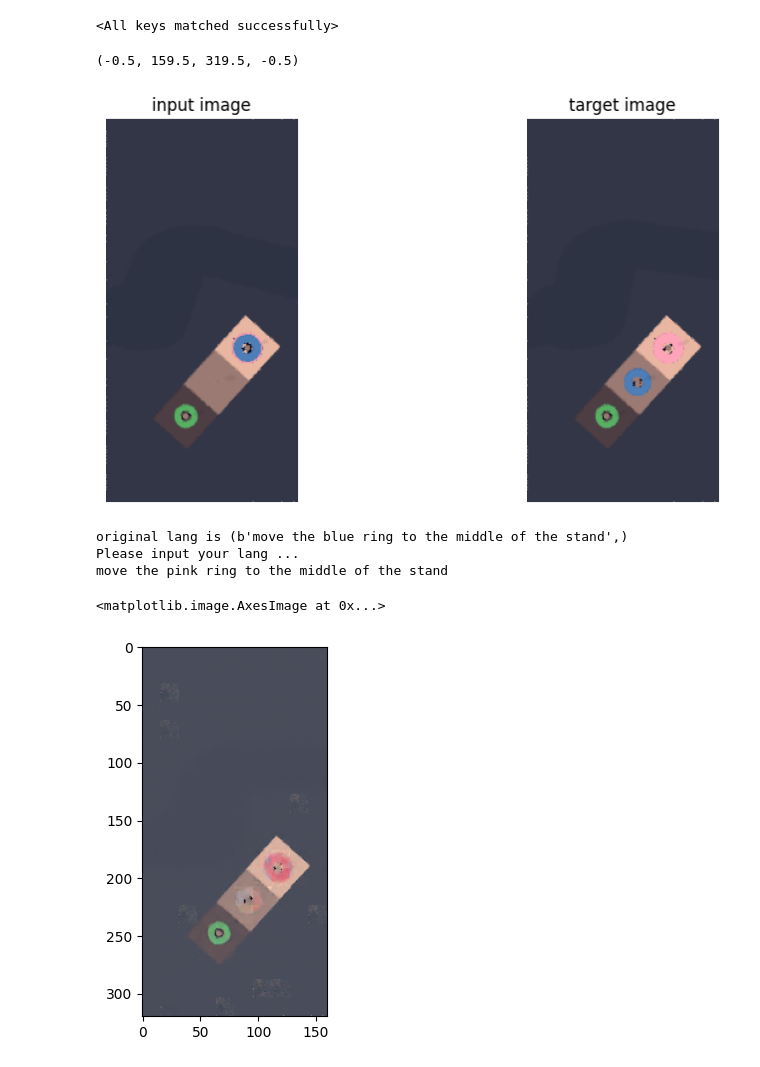
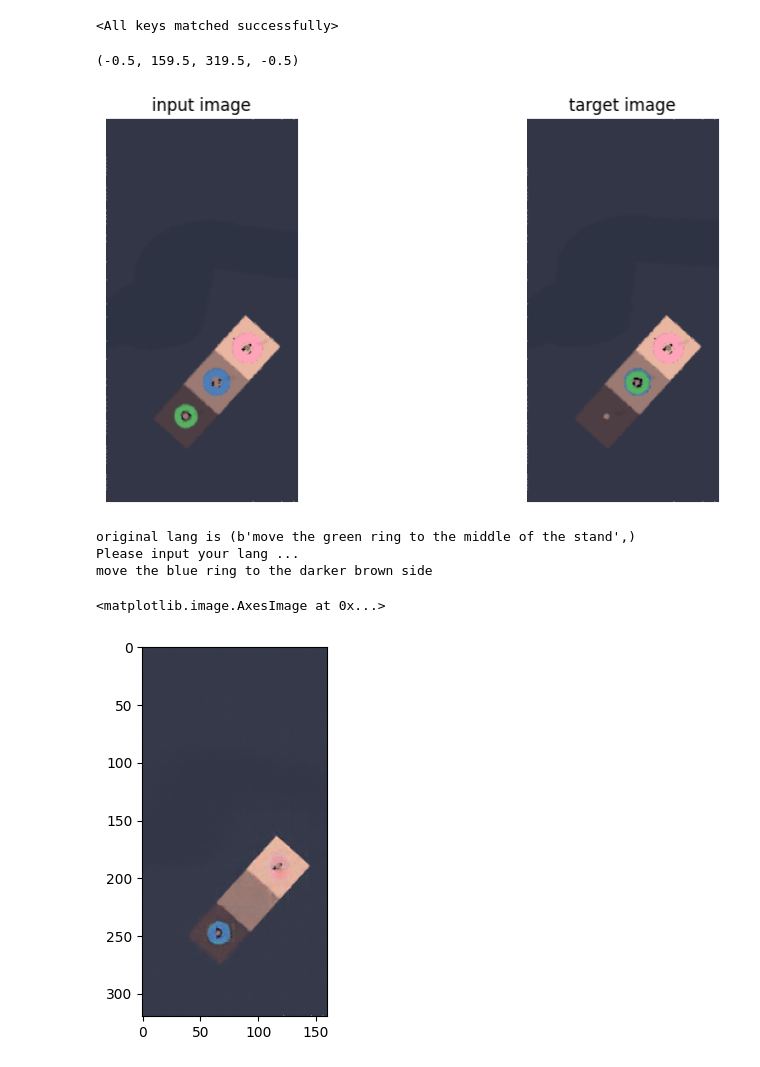
Before and after one commit to QM-IPAlab/LaVA-Man, a Jupyter notebook: vis.ipynb, the cells around one changed output. Drawn from its saved outputs; the diff is of its cells as text; code cells hidden in the pictures.

```diff
--- a/vis.ipynb
+++ b/vis.ipynb
@@ -77,32 +103,32 @@ def get_random_batch(idx):
 # %%
 TESTSET_IDX = [0,716,1216,1716,2205,2694,2928,3205,3305,3535,3757,3924,4091,5015,5933,6570,7207,7920,8633]
 # %%
-batch = get_random_batch(TESTSET_IDX[-2]+1)
+batch = get_random_batch(TESTSET_IDX[-2]+2)
 
 img1, img2, lang, pick, place = batch
 img1 = img1.to(device, non_blocking=True).float()
 img2 = img2.to(device, non_blocking=True).float()
 pick = pick.to(device, non_blocking=True).float()
 place = place.to(device, non_blocking=True).float()
 
 img1_show = (img1 - img1.min()) / (img1.max() - img1.min())
 img2_show = (img2 - img2.min())/ (img2.max() - img2.min())
 img1_show = img1_show[0].permute(1, 2, 0).cpu().numpy()
 img2_show = img2_show[0].permute(1, 2, 0).cpu().numpy()
 
 plt.figure(figsize=(10, 5))
 plt.subplot(1, 2, 1)
 plt.imshow(img1_show)
 plt.title('input image')
 plt.axis('off')
 
 plt.subplot(1, 2, 2)
 plt.imshow(img2_show)
 plt.title('target image')
 plt.axis('off')
 # %% [output]
 (-0.5, 159.5, 319.5, -0.5)
-[figure, old version]
+[figure, new version]
 # %%
 print(f"original lang is {lang}")
 print("Please input your lang ...")
@@ -110,19 +136,17 @@ input_lang = input()
 lang_input = input_lang if input_lang else lang
 lang_processed = generate_token(text_processor, lang_input, device)
 
-with torch.no_grad():
-
-    loss, predict, mask = model(img1, img2, pick, place, lang_processed, mask_ratio=0.95)
-    predict = model.unpatchify(predict)
-    predict = predict.detach().cpu()
-    predict = predict[0]
-    predict = (predict - predict.min()) / (predict.max() - predict.min())
-    predict = predict.permute(1, 2, 0).numpy()
+loss, predict, mask = model(img1, img2, pick, place, lang_processed, mask_ratio=0.95)
+predict = model.unpatchify(predict)
+predict = predict.detach().cpu()
+predict = predict[0]
+predict = (predict - predict.min()) / (predict.max() - predict.min())
+predict = predict.permute(1, 2, 0).numpy()
 
 plt.imshow(predict)
 # %% [output]
-original lang is (b'move the blue ring to the middle of the stand',)
+original lang is (b'move the green ring to the middle of the stand',)
 Please input your lang ...
-move the pink ring to the middle of the stand
+move the blue ring to the darker brown side
 <matplotlib.image.AxesImage at 0x...>
-[figure, old version]
+[figure, new version]
```
Also changed, not shown: parts of 9 cells of this notebook, 33 other files.
